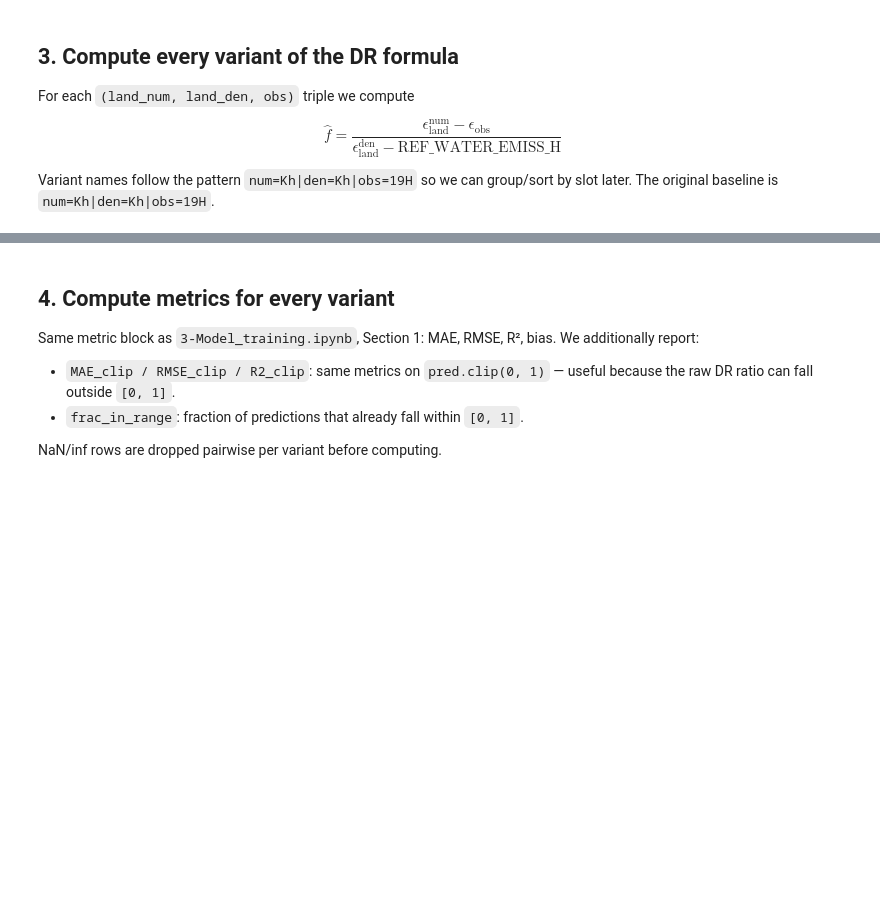
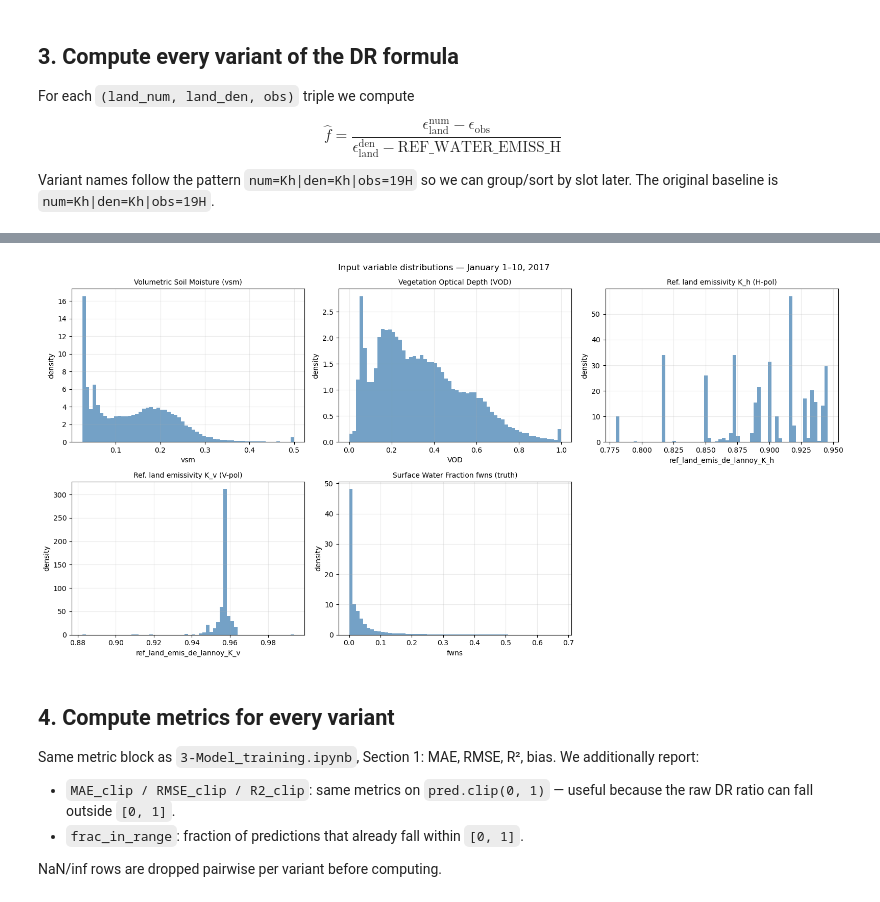
Before and after one commit to marcvem2AED/TFM_MCD_MarcVelascoMateu, a Jupyter notebook: B-DR_testing.ipynb, the cells around one changed output, grey strips where cells are left out. Cells and saved outputs as stored; diff of their text form; code cells hidden in the pictures; blank space fills up the shorter version.

```diff
--- a/B-DR_testing.ipynb
+++ b/B-DR_testing.ipynb
@@ -38,7 +38,8 @@ from itertools import product
 from sklearn.metrics import mean_absolute_error, root_mean_squared_error, r2_score
 
 DATA_DIR = Path("data/datasets")
-TEST_YEAR = 2018
+TEST_YEAR = 2017
+DAY_RANGE = range(1, 11)   # DOY 1–10 = January 1–10
 REF_WATER_EMISS_H = 0.288760
 
 # Knob for fast iteration. Set to 1.0 for the final run.
@@ -57,7 +58,7 @@ OBS_COLS = [
     "emiss37H_de_lannoy",
     "emiss37V_de_lannoy",
 ]
-NEEDED = sorted(set(LAND_COLS + OBS_COLS + ["fwns", "year"]))
+NEEDED = sorted(set(LAND_COLS + OBS_COLS + ["fwns", "year", "day_of_year", "vsm", "VOD"]))
 
 # Short tag helpers used in variant names: "K_h" -> "Kh", "emiss19H" -> "19H"
 def land_tag(col):
@@ -78,13 +83,14 @@ Read only the columns we need from the 2018 daily parquet files and concatenate.
 # %%
-test_files = sorted(DATA_DIR.glob(f"windsat_{TEST_YEAR}_*.parquet"))
-print(f"Found {len(test_files)} parquet files for year {TEST_YEAR}")
+test_files = sorted(DATA_DIR.glob(f"windsat_{TEST_YEAR}_*.parquet"))[:10]  # first 10 DOY files
+print(f"Using {len(test_files)} parquet files for year {TEST_YEAR} (DOY 1–10)")
 
 frames = [pd.read_parquet(p, columns=NEEDED) for p in test_files]
 df = pd.concat(frames, ignore_index=True)
 del frames
 
-# Keep only test rows (defensive — files are already split by year, but the column is there).
+# Keep only the target year and the first 10 days of January.
 df = df[df["year"] == TEST_YEAR]
+df = df[df["day_of_year"].isin(DAY_RANGE)]
 
 # Drop rows with no ground truth.
 df = df.dropna(subset=["fwns"])
@@ -93,4 +99,4 @@ if SAMPLE_FRAC < 1.0:
     df = df.sample(frac=SAMPLE_FRAC, random_state=RANDOM_SEED).reset_index(drop=True)
 
 print(f"Loaded {len(df):,} rows  |  memory: {df.memory_usage(deep=True).sum() / 1e6:.1f} MB")
-df.head(3)
+display(df.head(3))
@@ -130,3 +180,29 @@ print(f"Original variant tag: {ORIGINAL_VARIANT}")
+# %%
+plot_vars = [
+    ("vsm",                        "Volumetric Soil Moisture (vsm)"),
+    ("VOD",                        "Vegetation Optical Depth (VOD)"),
+    ("ref_land_emis_de_lannoy_K_h", "Ref. land emissivity K_h (H-pol)"),
+    ("ref_land_emis_de_lannoy_K_v", "Ref. land emissivity K_v (V-pol)"),
+    ("fwns",                        "Surface Water Fraction fwns (truth)"),
+]
+
+fig, axes = plt.subplots(2, 3, figsize=(16, 8))
+axes_flat = axes.flatten()
+
+for ax, (col, title) in zip(axes_flat, plot_vars):
+    series = df[col].dropna()
+    ax.hist(series, bins=60, density=True, color="steelblue", alpha=0.75, edgecolor="none")
+    ax.set_title(title, fontsize=10)
+    ax.set_xlabel(col)
+    ax.set_ylabel("density")
+    ax.grid(alpha=0.25)
+
+axes_flat[-1].axis("off")  # 6th panel unused
+plt.suptitle("Input variable distributions — January 1–10, 2017", fontsize=12)
+plt.tight_layout()
+plt.show()
+# %% [output]
+[figure, added]
 # %% [markdown]
 ## 4. Compute metrics for every variant
 
```
Also changed, not shown: parts of 20 cells of this notebook, 2 other files.
